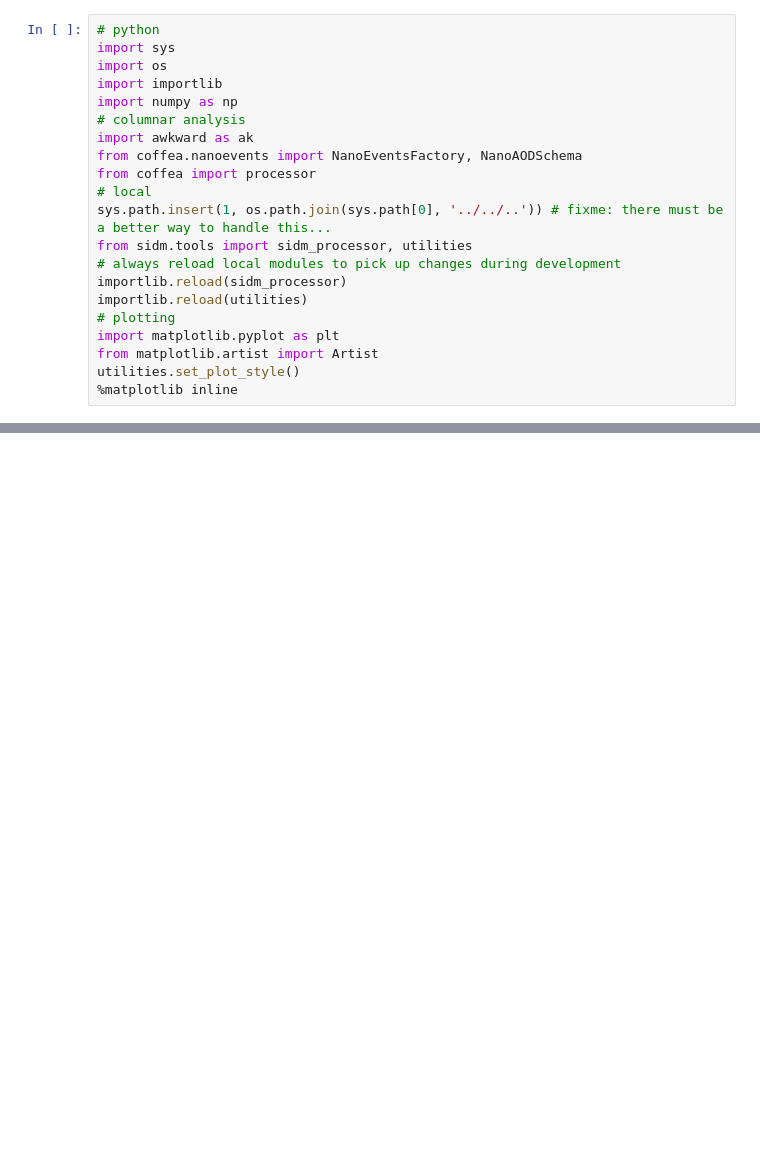
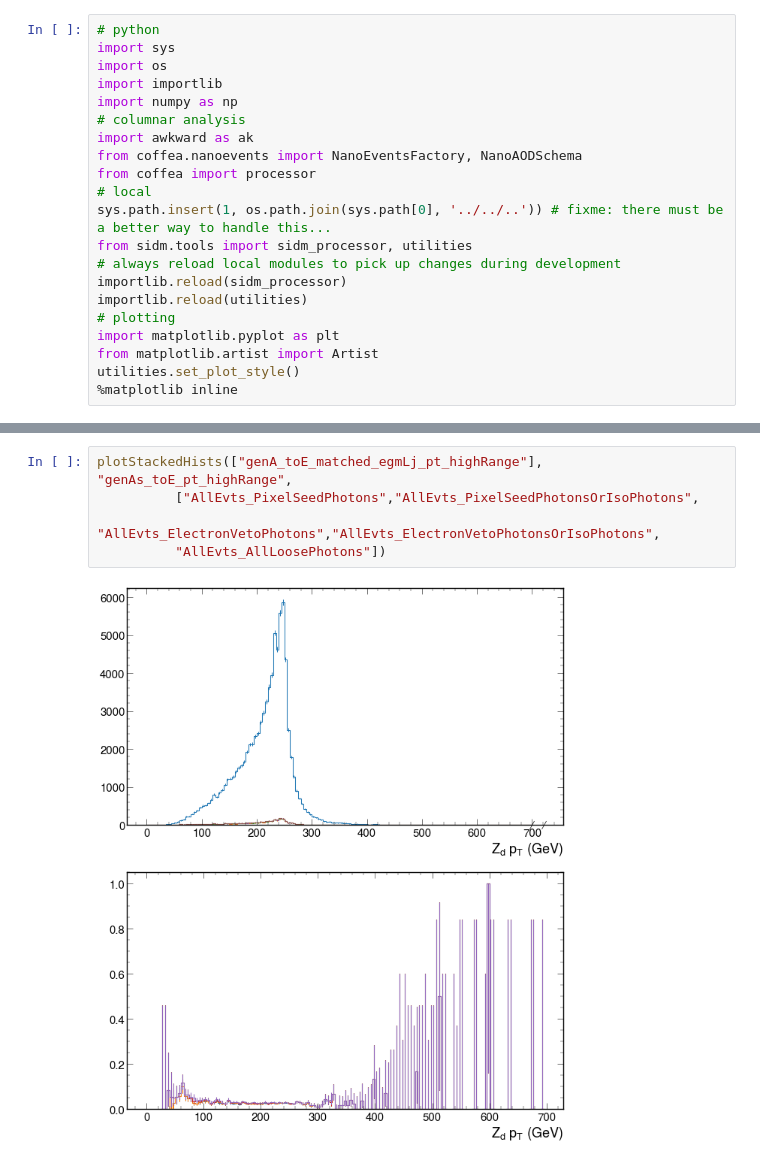
Before and after one commit to m265940/SIDM, a Jupyter notebook: sidm/studies/egamma_studies/Electron_Photon_Overlaps.ipynb, the cells around one changed output, grey strips where cells are left out. Cells and saved outputs as stored; diff of their text form; blank space fills up the shorter version.

```diff
--- a/sidm/studies/egamma_studies/Electron_Photon_Overlaps.ipynb
+++ b/sidm/studies/egamma_studies/Electron_Photon_Overlaps.ipynb
@@ -174,0 +184,7 @@ plotStackedHists(["genA_toE_matched_egmLj_pt_highRange"], "genAs_toE_pt_highRang
+# %%
+plotStackedHists(["genA_toE_matched_egmLj_pt_highRange"], "genAs_toE_pt_highRange",
+          ["AllEvts_PixelSeedPhotons","AllEvts_PixelSeedPhotonsOrIsoPhotons",
+           "AllEvts_ElectronVetoPhotons","AllEvts_ElectronVetoPhotonsOrIsoPhotons",
+          "AllEvts_AllLoosePhotons"])
+# %% [output]
+[figure, added]
```
Also changed, not shown: parts of 7 cells of this notebook.
